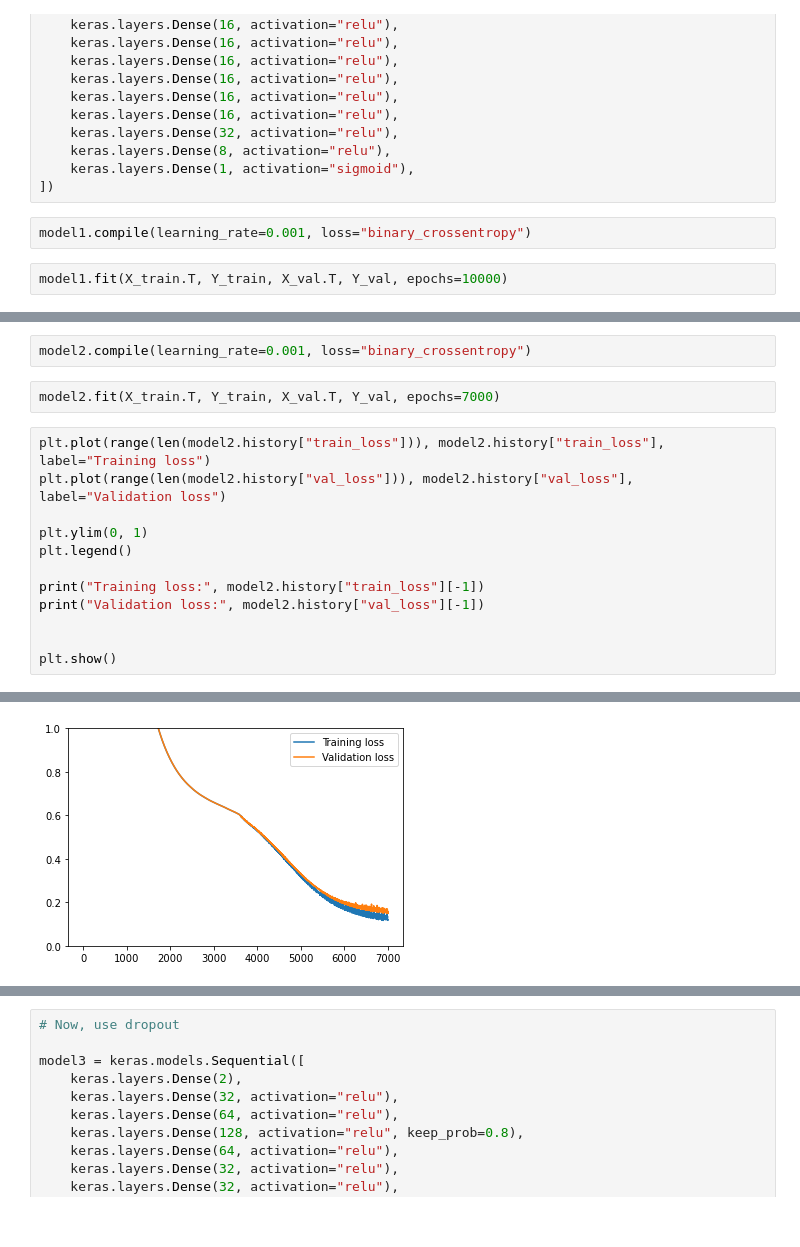
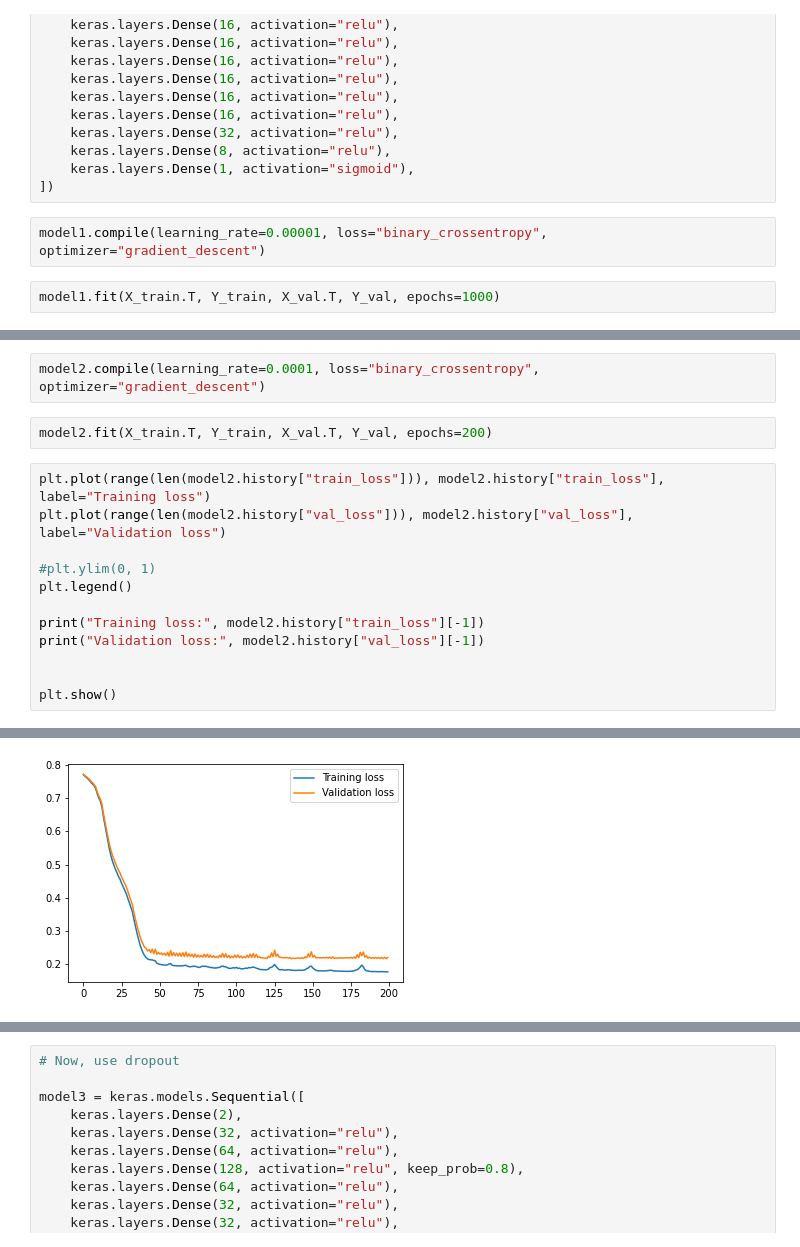
Before and after one commit to kksinghal/mini-keras, a Jupyter notebook: Example/Before and After Regularization/Classifier.ipynb, the cells around one changed output, grey strips where cells are left out. Cells and saved outputs as stored; diff of their text form.

```diff
--- a/Example/Before and After Regularization/Classifier.ipynb
+++ b/Example/Before and After Regularization/Classifier.ipynb
@@ -65,9 +67,9 @@ model1 = keras.models.Sequential([
     keras.layers.Dense(1, activation="sigmoid"),
 ])
 # %%
-model1.compile(learning_rate=0.001, loss="binary_crossentropy")
+model1.compile(learning_rate=0.00001, loss="binary_crossentropy", optimizer="gradient_descent")
 # %%
-model1.fit(X_train.T, Y_train, X_val.T, Y_val, epochs=10000)
+model1.fit(X_train.T, Y_train, X_val.T, Y_val, epochs=1000)
 # %%
 plt.plot(range(len(model1.history["train_loss"])), model1.history["train_loss"], label="Training loss")
 plt.plot(range(len(model1.history["val_loss"])), model1.history["val_loss"], label="Validation loss")
@@ -132,13 +134,13 @@ model2 = keras.models.Sequential([
 ])
 # %%
-model2.compile(learning_rate=0.001, loss="binary_crossentropy")
+model2.compile(learning_rate=0.0001, loss="binary_crossentropy", optimizer="gradient_descent")
 # %%
-model2.fit(X_train.T, Y_train, X_val.T, Y_val, epochs=7000)
+model2.fit(X_train.T, Y_train, X_val.T, Y_val, epochs=200)
 # %%
 plt.plot(range(len(model2.history["train_loss"])), model2.history["train_loss"], label="Training loss")
 plt.plot(range(len(model2.history["val_loss"])), model2.history["val_loss"], label="Validation loss")
 
-plt.ylim(0, 1)
+#plt.ylim(0, 1)
 plt.legend()
 
 print("Training loss:", model2.history["train_loss"][-1])
@@ -152,4 +154,4 @@ Validation loss: 0.14957481723737814
-[figure, old version]
+[figure, new version]
 # %%
 import matplotlib
 
```
Also changed, not shown: parts of 10 cells of this notebook, 10 other files.
